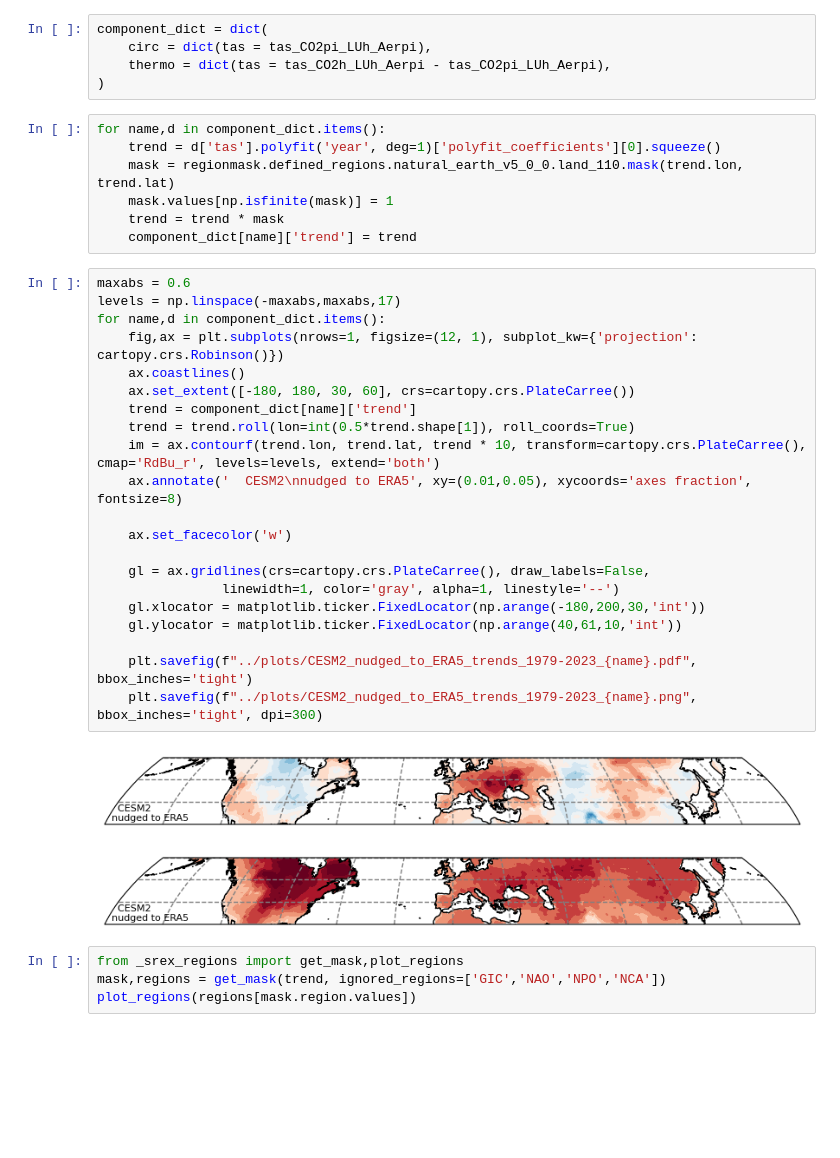
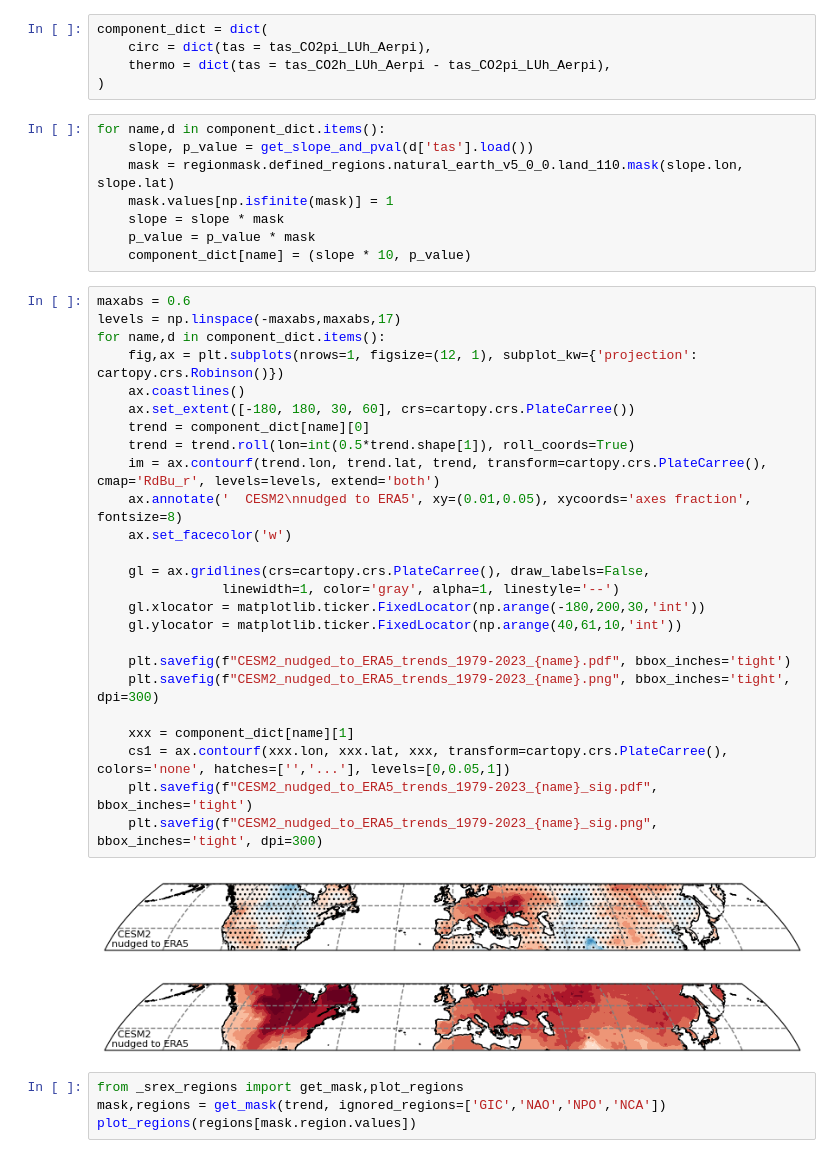
Before and after one commit to peterpeterp/circ_contribution_to_JJA_trends, a Jupyter notebook: ERA5_nudging/ERA5_nudging.ipynb, the cells around one changed output. Saved outputs shown, nothing was run; the diff lists cells and outputs as text; blank space fills up the shorter version.

```diff
--- a/ERA5_nudging/ERA5_nudging.ipynb
+++ b/ERA5_nudging/ERA5_nudging.ipynb
@@ -32,34 +53,39 @@ component_dict = dict(
 )
 # %%
 for name,d in component_dict.items():
-    trend = d['tas'].polyfit('year', deg=1)['polyfit_coefficients'][0].squeeze()
-    mask = regionmask.defined_regions.natural_earth_v5_0_0.land_110.mask(trend.lon, trend.lat)
+    slope, p_value = get_slope_and_pval(d['tas'].load())
+    mask = regionmask.defined_regions.natural_earth_v5_0_0.land_110.mask(slope.lon, slope.lat)
     mask.values[np.isfinite(mask)] = 1
-    trend = trend * mask
-    component_dict[name]['trend'] = trend
+    slope = slope * mask
+    p_value = p_value * mask
+    component_dict[name] = (slope * 10, p_value)
 # %%
 maxabs = 0.6
 levels = np.linspace(-maxabs,maxabs,17)
 for name,d in component_dict.items():
     fig,ax = plt.subplots(nrows=1, figsize=(12, 1), subplot_kw={'projection': cartopy.crs.Robinson()})
     ax.coastlines()
     ax.set_extent([-180, 180, 30, 60], crs=cartopy.crs.PlateCarree())
-    trend = component_dict[name]['trend']
+    trend = component_dict[name][0]
     trend = trend.roll(lon=int(0.5*trend.shape[1]), roll_coords=True)
-    im = ax.contourf(trend.lon, trend.lat, trend * 10, transform=cartopy.crs.PlateCarree(), cmap='RdBu_r', levels=levels, extend='both')
+    im = ax.contourf(trend.lon, trend.lat, trend, transform=cartopy.crs.PlateCarree(), cmap='RdBu_r', levels=levels, extend='both')
     ax.annotate('  CESM2\nnudged to ERA5', xy=(0.01,0.05), xycoords='axes fraction', fontsize=8)
-
     ax.set_facecolor('w')
 
     gl = ax.gridlines(crs=cartopy.crs.PlateCarree(), draw_labels=False,
                 linewidth=1, color='gray', alpha=1, linestyle='--')
     gl.xlocator = matplotlib.ticker.FixedLocator(np.arange(-180,200,30,'int'))
     gl.ylocator = matplotlib.ticker.FixedLocator(np.arange(40,61,10,'int'))
 
-    plt.savefig(f"../plots/CESM2_nudged_to_ERA5_trends_1979-2023_{name}.pdf", bbox_inches='tight')
-    plt.savefig(f"../plots/CESM2_nudged_to_ERA5_trends_1979-2023_{name}.png", bbox_inches='tight', dpi=300)
+    plt.savefig(f"CESM2_nudged_to_ERA5_trends_1979-2023_{name}.pdf", bbox_inches='tight')
+    plt.savefig(f"CESM2_nudged_to_ERA5_trends_1979-2023_{name}.png", bbox_inches='tight', dpi=300)
+
+    xxx = component_dict[name][1]
+    cs1 = ax.contourf(xxx.lon, xxx.lat, xxx, transform=cartopy.crs.PlateCarree(), colors='none', hatches=['','...'], levels=[0,0.05,1])
+    plt.savefig(f"CESM2_nudged_to_ERA5_trends_1979-2023_{name}_sig.pdf", bbox_inches='tight')
+    plt.savefig(f"CESM2_nudged_to_ERA5_trends_1979-2023_{name}_sig.png", bbox_inches='tight', dpi=300)
 # %% [output]
-[figure, old version]
+[figure, new version]
 [figure]
 # %%
 from _srex_regions import get_mask,plot_regions
```
Also changed, not shown: parts of 2 cells of this notebook, 1 other file.
